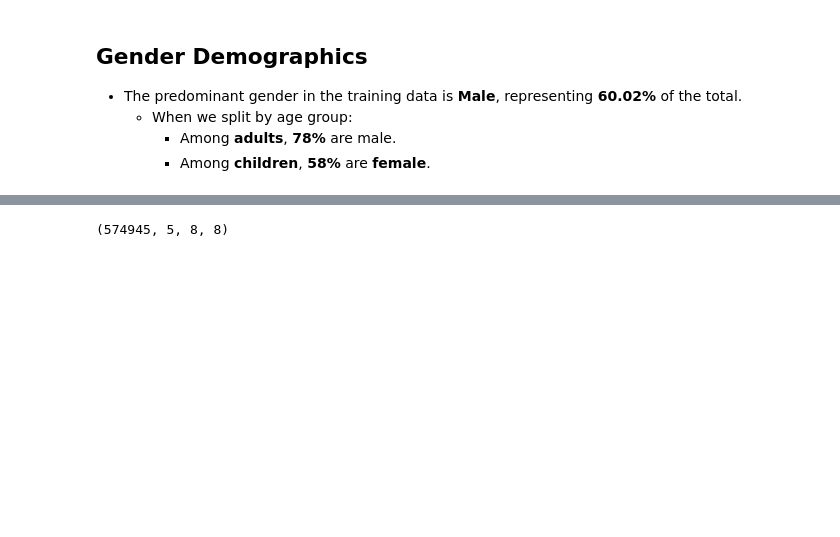
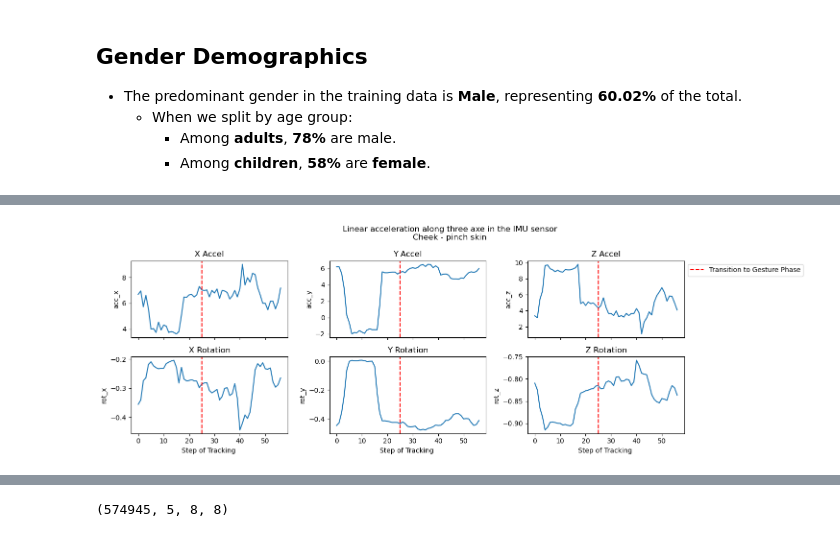
Before and after one commit to GuilhermeKnipl/Data-Science-Lab, a Jupyter notebook: Kaggle Competitions/CMI Sensor Data/EDA_Sensor_Data.ipynb, the cells around one changed output, grey strips where cells are left out. Saved outputs shown, nothing was run; the diff lists cells and outputs as text; code cells hidden in the pictures; blank space fills up the shorter version.

Commit message:
Deep Dive into Sensor Tracking

```diff
--- a/Kaggle Competitions/CMI Sensor Data/EDA_Sensor_Data.ipynb
+++ b/Kaggle Competitions/CMI Sensor Data/EDA_Sensor_Data.ipynb
@@ -127,0 +151,43 @@ for idx in range(3):
+# %%
+fig, ax = plt.subplots(2,3, figsize=(15,5), sharex=True)
+fig.suptitle(f"Linear acceleration along three axe in the IMU sensor\n{train.iloc[1]['gesture']}")
+gesture_idx = train.iloc[:57][train['phase'].iloc[:57] == 'Gesture'].index[0]
+
+sns.lineplot(train.iloc[:57],x=train.iloc[:57].index, y="acc_x", ax=ax[0,0])
+ax[0,0].axvline(x=gesture_idx, color='red', linestyle='--')
+ax[0,0].set_xlabel("Step of Tracking ")
+ax[0,0].set_title("X Accel")
+#ax[0].legend()
+
+sns.lineplot(train.iloc[:57],x=train.iloc[:57].index, y="acc_y", ax=ax[0,1] )
+ax[0,1].axvline(x=gesture_idx, color='red', linestyle='--')
+ax[0,1].set_title("Y Accel")
+ax[0,1].set_xlabel("Step of Tracking ")
+
+sns.lineplot(train.iloc[:57],x=train.iloc[:57].index, y="acc_z" , ax=ax[0,2])
+ax[0,2].axvline(x=gesture_idx, color='red', linestyle='--', label="Transition to Gesture Phase")
+ax[0,2].set_title("Z Accel")
+ax[0,2].set_xlabel("Step of Tracking ")
+ax[0,2].legend(loc='upper left', bbox_to_anchor=(1, 1))
+
+
+sns.lineplot(train.iloc[:57],x=train.iloc[:57].index, y="rot_x" , ax=ax[1,0])
+ax[1,0].axvline(x=gesture_idx, color='red', linestyle='--')
+ax[1,0].set_title("X Rotation")
+ax[1,0].set_xlabel("Step of Tracking ")
+
+sns.lineplot(train.iloc[:57],x=train.iloc[:57].index, y="rot_y" , ax=ax[1,1])
+ax[1,1].axvline(x=gesture_idx, color='red', linestyle='--')
+ax[1,1].set_title("Y Rotation")
+ax[1,1].set_xlabel("Step of Tracking ")
+
+sns.lineplot(train.iloc[:57],x=train.iloc[:57].index, y="rot_z" , ax=ax[1,2])
+ax[1,2].axvline(x=gesture_idx, color='red', linestyle='--')
+ax[1,2].set_title("Z Rotation")
+ax[1,2].set_xlabel("Step of Tracking ")
+
+
+plt.tight_layout()
+plt.show()
+# %% [output]
+[figure, added]
```
Also changed, not shown: parts of 22 cells of this notebook.
